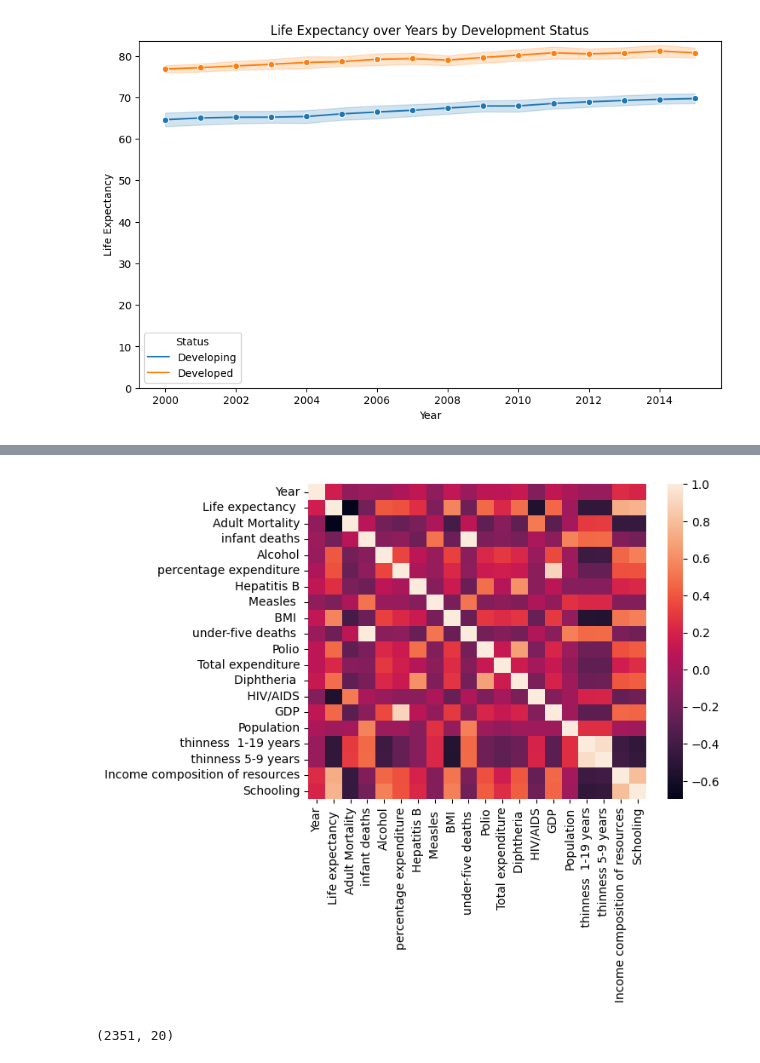
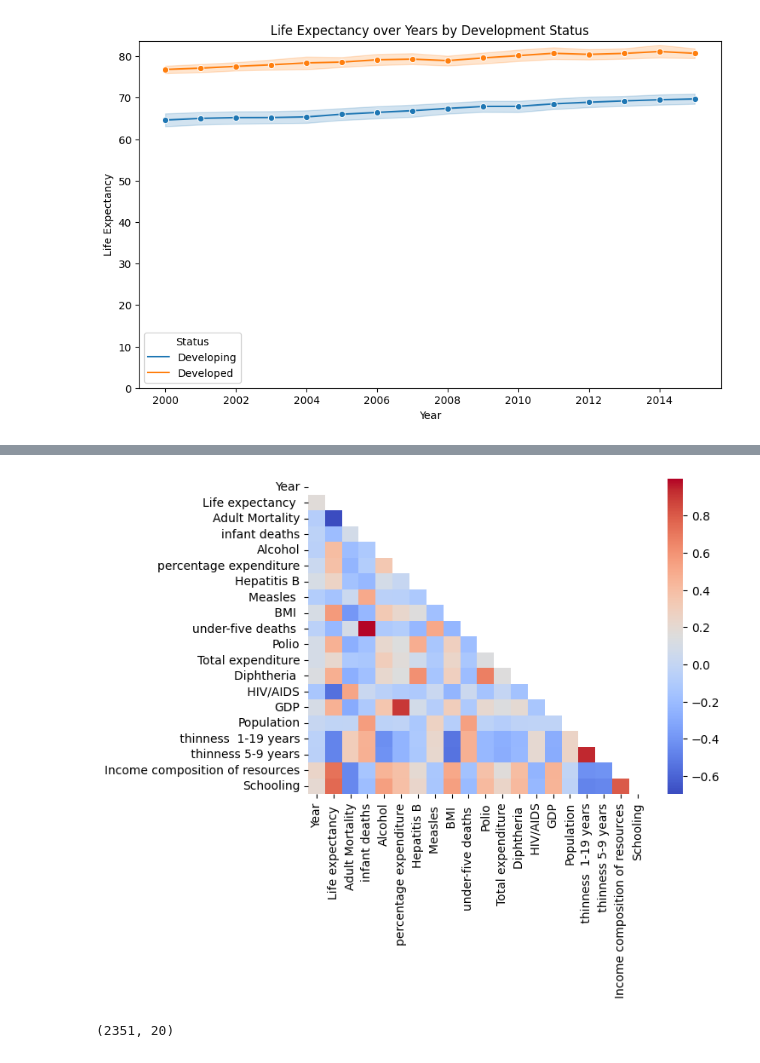
Before and after one commit to Abdul-AA/Life-Expectancy, a Jupyter notebook: Life-Expectancy-Model.ipynb, the cells around one changed output, grey strips where cells are left out. Cells and saved outputs as stored; diff of their text form; code cells hidden in the pictures.

```diff
--- a/Life-Expectancy-Model.ipynb
+++ b/Life-Expectancy-Model.ipynb
@@ -219,9 +221,9 @@ df.select_dtypes(exclude='object').corr()
 | Schooling | 0.209400 | 0.751975 | -0.454612 | -0.193720 | 0.547378 | 0.389687 | 0.231117 | ... |
 # %%
 # plotting the correlation matrix
-sns.heatmap(df.select_dtypes(exclude=['object']).corr());
+sns.heatmap(df.select_dtypes(exclude=['object']).corr(), mask=np.triu(df.select_dtypes(exclude=['object']).corr()), annot=True, cmap='coolwarm');
 # %% [output]
-[figure, old version]
+[figure, new version]
 # %%
 # encoding the categorical variables
 cols_to_dummy=train_set.select_dtypes(include='object').columns
```
Also changed, not shown: parts of 3 cells of this notebook.
